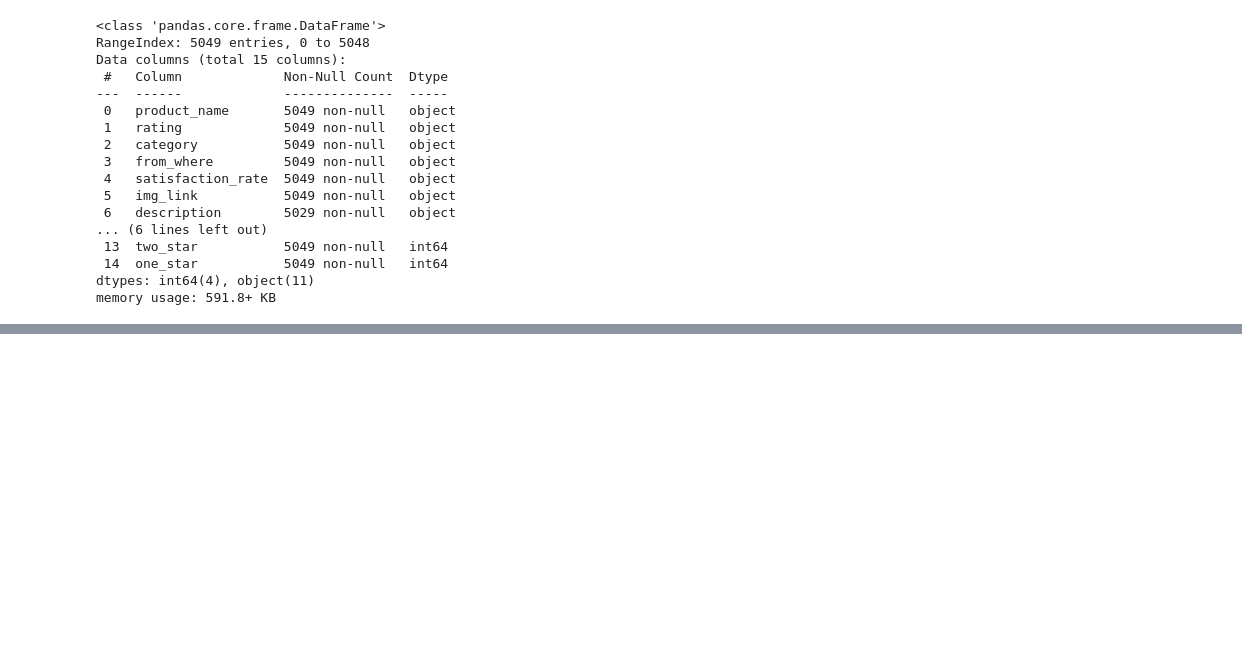
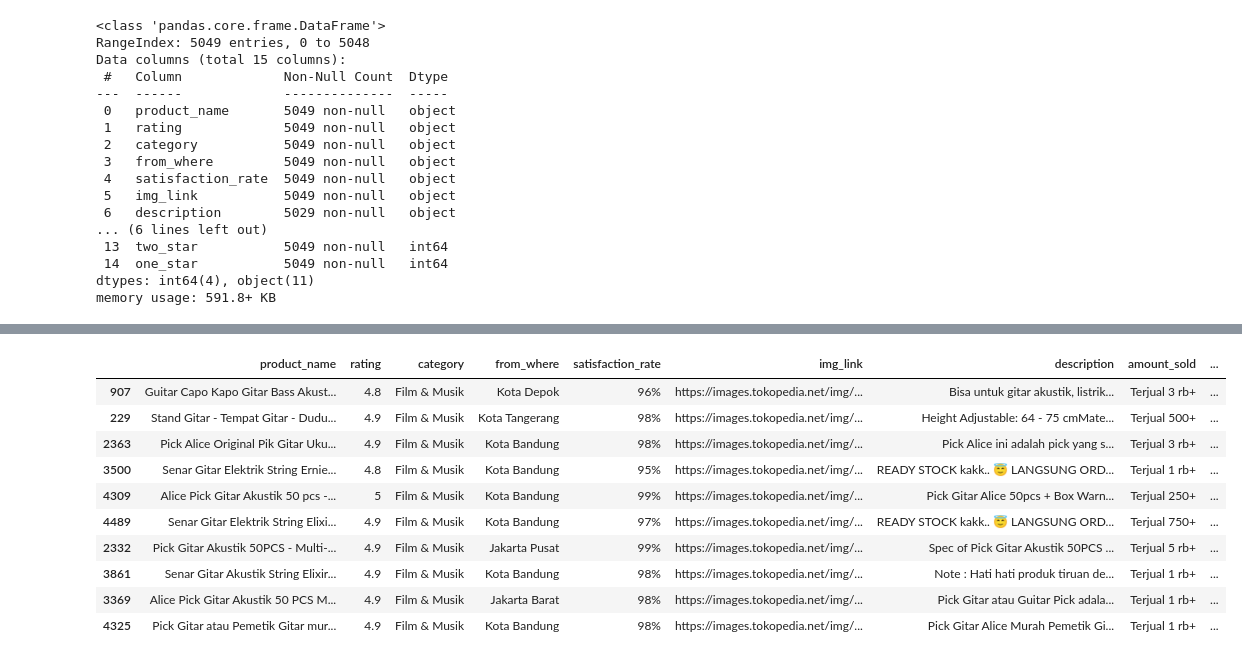
Before and after one commit to jxnhiro/tokopedia-crawler-scraper, a Jupyter notebook: tokopedia-recommender.ipynb, the cells around one changed output, grey strips where cells are left out. Saved outputs shown, nothing was run; the diff lists cells and outputs as text; code cells hidden in the pictures; blank space fills up the shorter version.

Commit message:
:+1: Modified recommender

```diff
--- a/tokopedia-recommender.ipynb
+++ b/tokopedia-recommender.ipynb
@@ -62,0 +292,3 @@ df_tokopedia.duplicated(subset=['product_name']).sum()
+# %%
+df_tokopedia.dropna(inplace=True)
+df_tokopedia.info()
@@ -62,0 +313,30 @@ df_tokopedia.duplicated(subset=['product_name']).sum()
+# %%
+def recommend(product_name):
+    tfidf_vectorizer = TfidfVectorizer(analyzer='word', ngram_range=(1,6), min_df=0)
+    product_index = df_tokopedia[df_tokopedia['product_name'] == product_name].index[0]
+
+    tfidf_product_tag_vector = tfidf_vectorizer.fit_transform(df_tokopedia['product_tag'])
+    product_tag_query = df_tokopedia.iloc[[product_index]]['product_tag'][product_index]
+    product_query_vector = tfidf_vectorizer.transform([product_tag_query])
+    product_similarity = cosine_similarity(product_query_vector, tfidf_product_tag_vector).flatten()
+
+    # product_indices = np.argpartition(product_name_description_similarity, -1)[-1:]
+    # product_indices = np.argpartition(product_name_similarity, -5)[-5:]
+    product_indices = np.argpartition(product_similarity, -10)[-10:]
+    product_results = df_tokopedia.iloc[product_indices]
+    # product_name_
+    return product_results
+# %%
+recommend('Pick Gitar atau Pemetik Gitar murah - 0.71mm')
+# %% [output]
+|  | product_name | rating | category | from_where | satisfaction_rate | img_link | description | amount_sold | ... |
+| 907 | Guitar Capo Kapo Gitar Bass Akust... | 4.8 | Film & Musik | Kota Depok | 96% | https://images.tokopedia.net/img/... | Bisa untuk gitar akustik, listrik... | Terjual 3 rb+ | ... |
+| 229 | Stand Gitar - Tempat Gitar - Dudu... | 4.9 | Film & Musik | Kota Tangerang | 98% | https://images.tokopedia.net/img/... | Height Adjustable: 64 - 75 cmMate... | Terjual 500+ | ... |
+| 2363 | Pick Alice Original Pik Gitar Uku... | 4.9 | Film & Musik | Kota Bandung | 98% | https://images.tokopedia.net/img/... | Pick Alice ini adalah pick yang s... | Terjual 3 rb+ | ... |
+| 3500 | Senar Gitar Elektrik String Ernie... | 4.8 | Film & Musik | Kota Bandung | 95% | https://images.tokopedia.net/img/... | READY STOCK kakk.. 😇 LANGSUNG ORD... | Terjual 1 rb+ | ... |
+| 4309 | Alice Pick Gitar Akustik 50 pcs -... | 5 | Film & Musik | Kota Bandung | 99% | https://images.tokopedia.net/img/... | Pick Gitar Alice 50pcs + Box Warn... | Terjual 250+ | ... |
+| 4489 | Senar Gitar Elektrik String Elixi... | 4.9 | Film & Musik | Kota Bandung | 97% | https://images.tokopedia.net/img/... | READY STOCK kakk.. 😇 LANGSUNG ORD... | Terjual 750+ | ... |
+| 2332 | Pick Gitar Akustik 50PCS - Multi-... | 4.9 | Film & Musik | Jakarta Pusat | 99% | https://images.tokopedia.net/img/... | Spec of Pick Gitar Akustik 50PCS ... | Terjual 5 rb+ | ... |
+| 3861 | Senar Gitar Akustik String Elixir... | 4.9 | Film & Musik | Kota Bandung | 98% | https://images.tokopedia.net/img/... | Note : Hati hati produk tiruan de... | Terjual 1 rb+ | ... |
+| 3369 | Alice Pick Gitar Akustik 50 PCS M... | 4.9 | Film & Musik | Jakarta Barat | 98% | https://images.tokopedia.net/img/... | Pick Gitar atau Guitar Pick adala... | Terjual 1 rb+ | ... |
+| 4325 | Pick Gitar atau Pemetik Gitar mur... | 4.9 | Film & Musik | Kota Bandung | 98% | https://images.tokopedia.net/img/... | Pick Gitar Alice Murah Pemetik Gi... | Terjual 1 rb+ | ... |
```
Also changed, not shown: parts of 35 cells of this notebook.
